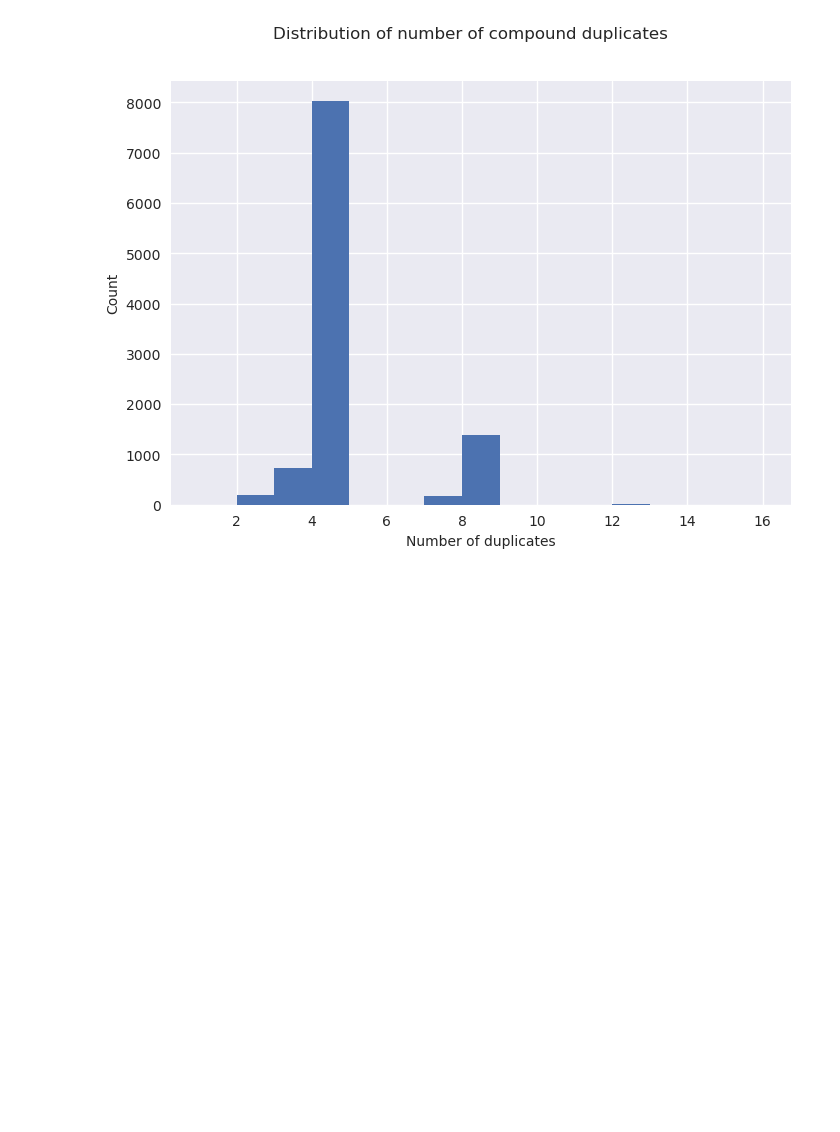
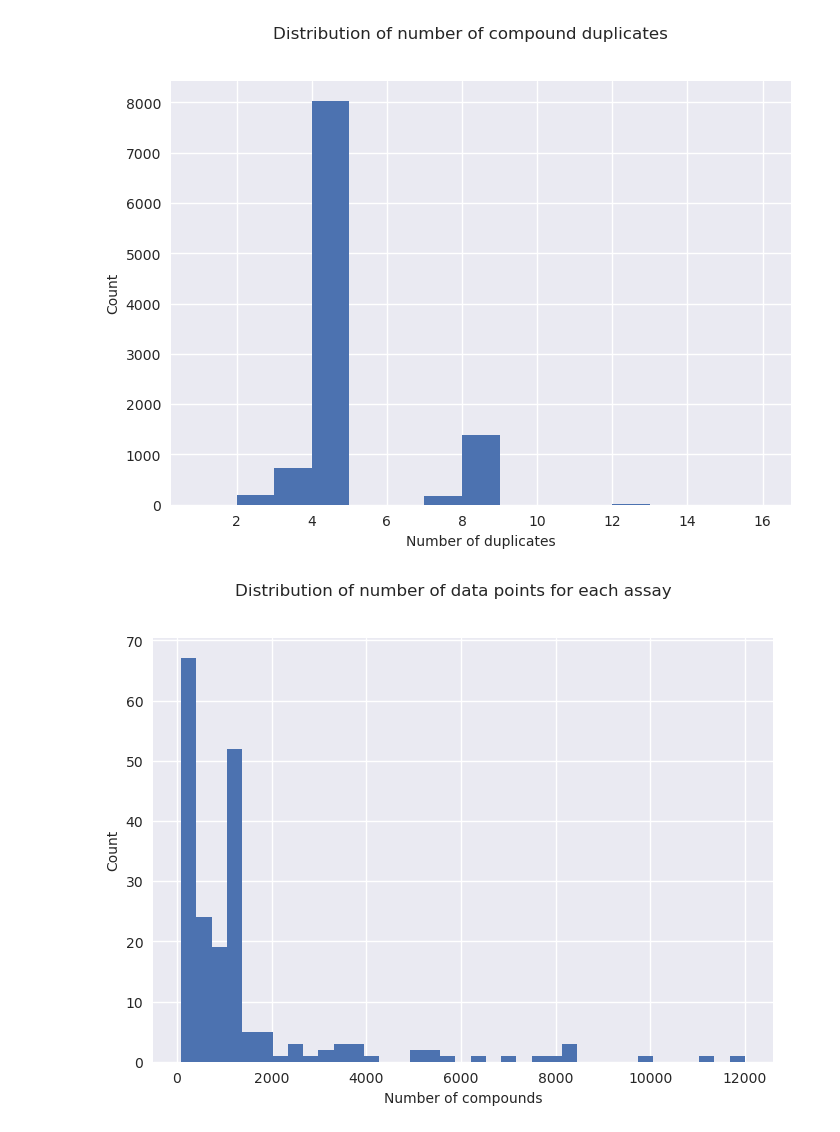
Before and after one commit to son-ha-264/FSL_CP, a Jupyter notebook: notebook/data_exploratory_analysis.ipynb, the cells around one changed output. Drawn from its saved outputs; the diff is of its cells as text; code cells hidden in the pictures; blank space fills up the shorter version.

```diff
--- a/notebook/data_exploratory_analysis.ipynb
+++ b/notebook/data_exploratory_analysis.ipynb
@@ -30,3 +30,14 @@ with plt.style.context(['seaborn-v0_8-deep', 'seaborn']):
     plt.suptitle('Distribution of number of compound duplicates')
 # %% [output]
 [figure]
+# %%
+# Distribution of number of data points for each assay.
+
+with plt.style.context(['seaborn-v0_8-deep', 'seaborn']):
+    plt.hist(df_label['ASSAY'].value_counts(), bins='auto')
+    plt.ylabel('Count')
+    plt.xlabel('Number of compounds')
+    plt.suptitle('Distribution of number of data points for each assay')
+    plt.show()
+# %% [output]
+[figure, added]
```
Also changed, not shown: 16 other files.
